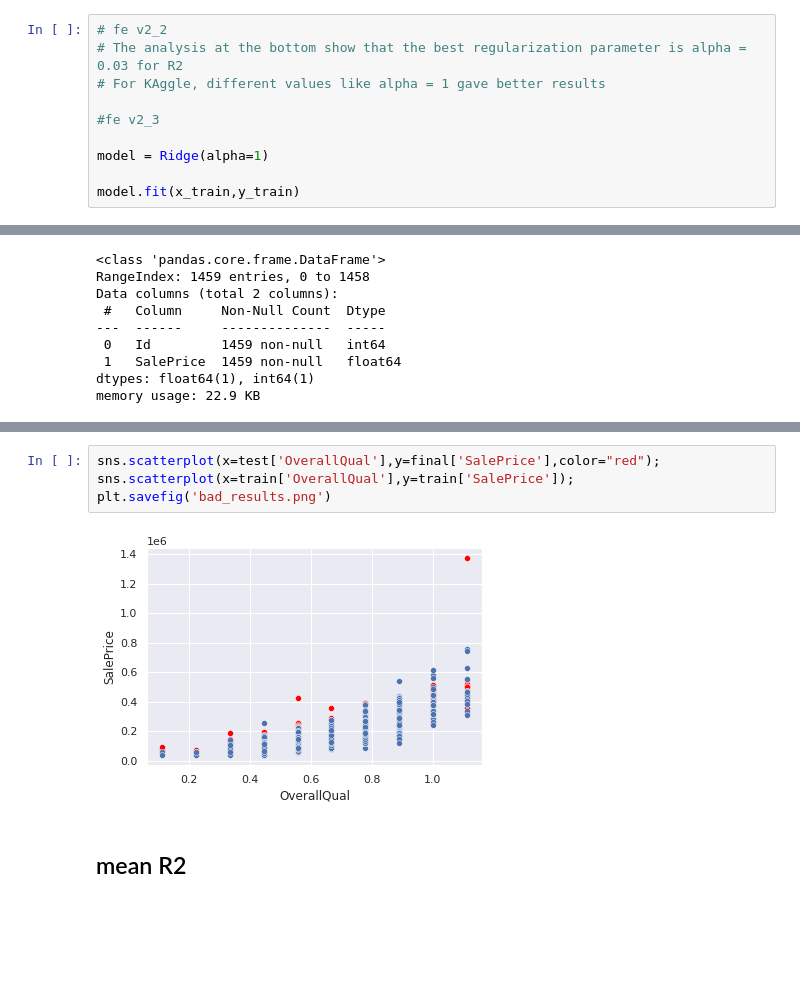
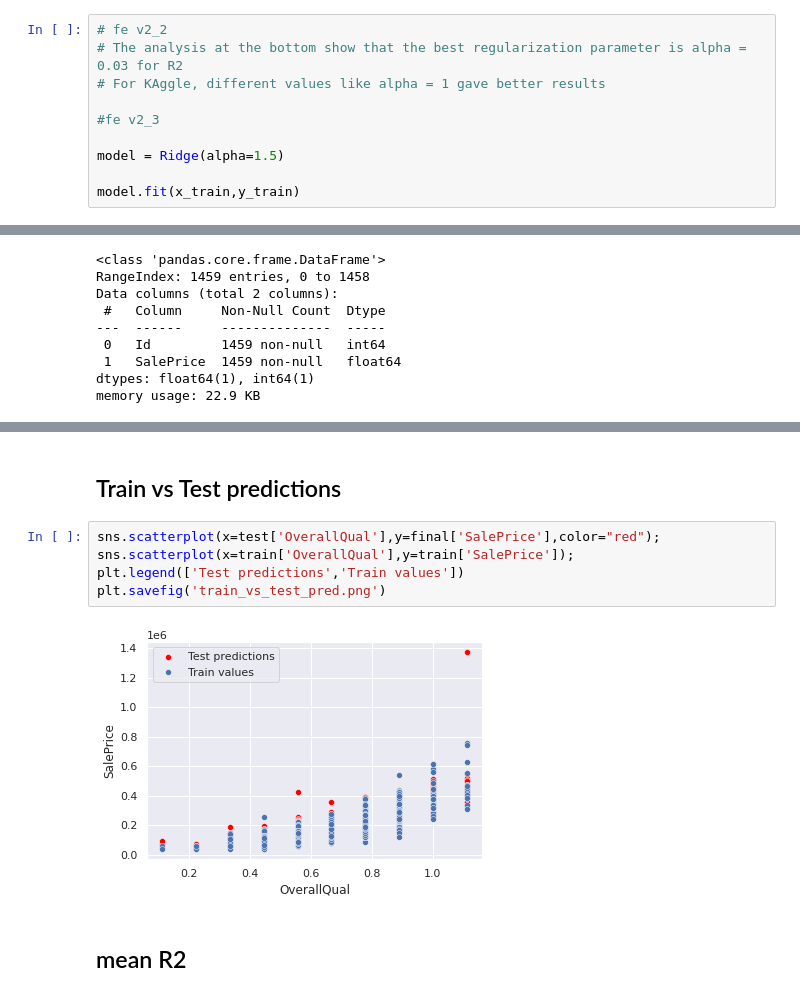
Before and after one commit to giampa-code/housing_price_kaggle, a Jupyter notebook: models/linear_regression_regularization_v1.ipynb, the cells around one changed output, grey strips where cells are left out. Saved outputs shown, nothing was run; the diff lists cells and outputs as text; blank space fills up the shorter version.

```diff
--- a/models/linear_regression_regularization_v1.ipynb
+++ b/models/linear_regression_regularization_v1.ipynb
@@ -57,7 +58,7 @@ x_train, x_test, y_train, y_test = train_test_split(
 
 #fe v2_3
 
-model = Ridge(alpha=1)
+model = Ridge(alpha=1.5)
 
 model.fit(x_train,y_train)
 # %% [output]
@@ -128,9 +141,12 @@ final.to_csv('../submissions/submission_regression_v1_2_3.csv',index=False)
+# %% [markdown]
+## Train vs Test predictions
 # %%
 sns.scatterplot(x=test['OverallQual'],y=final['SalePrice'],color="red");
 sns.scatterplot(x=train['OverallQual'],y=train['SalePrice']);
-plt.savefig('bad_results.png')
+plt.legend(['Test predictions','Train values'])
+plt.savefig('train_vs_test_pred.png')
 # %% [output]
-[figure, old version]
+[figure, new version]
 # %% [markdown]
 ## mean R2
 # %%
```
Also changed, not shown: parts of 15 cells of this notebook, 14 other files.
